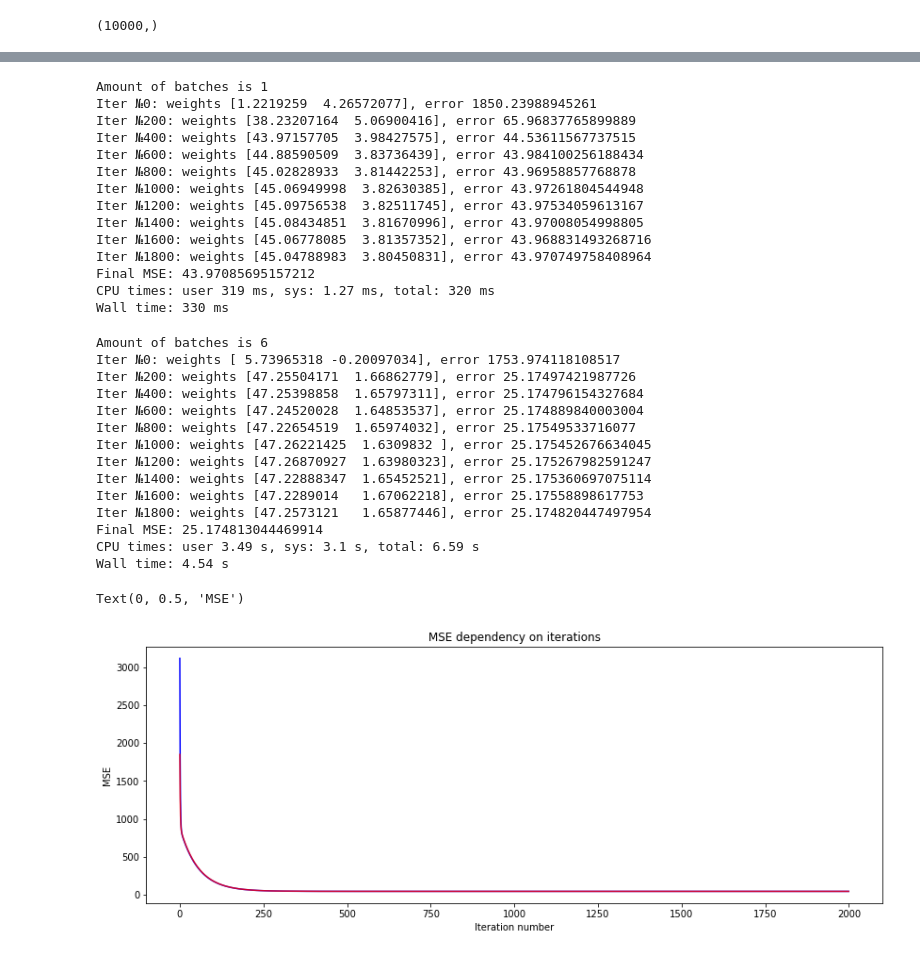
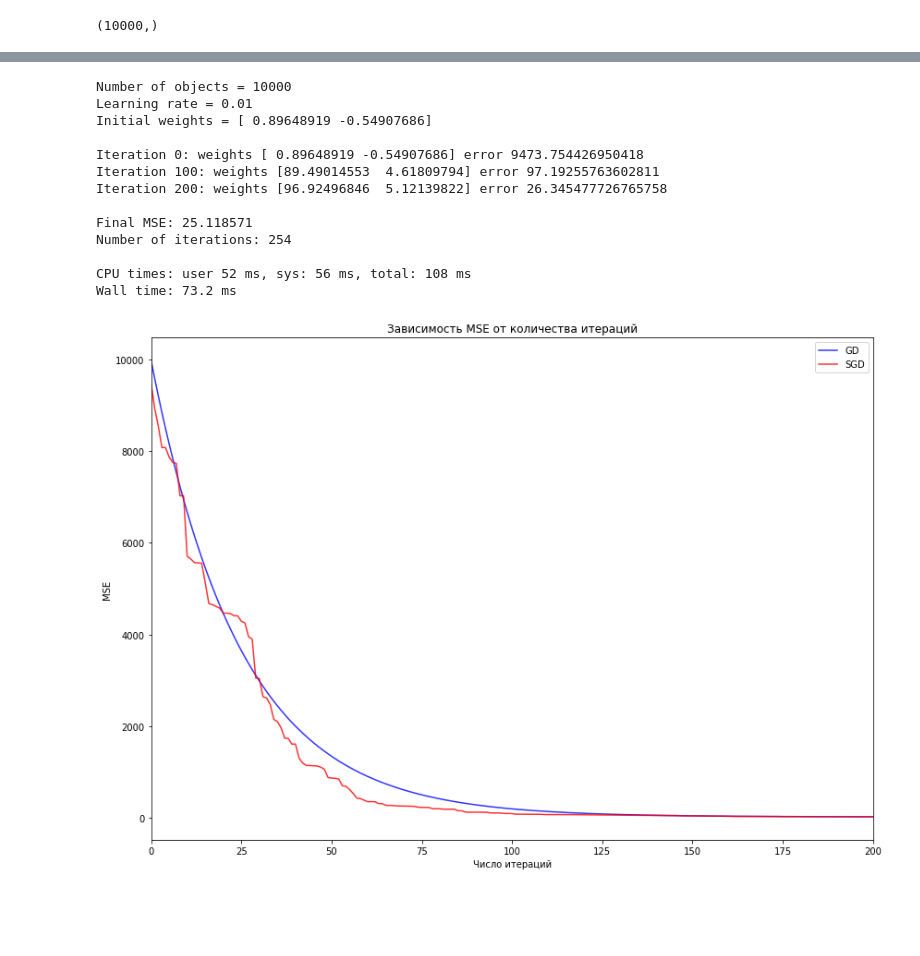
Before and after one commit to aspushkarev/OTUS-gradiend-descent, a Jupyter notebook: OTUS_Math_Course_Project.ipynb, the cells around one changed output, grey strips where cells are left out. Cells and saved outputs as stored; diff of their text form; code cells hidden in the pictures; blank space fills up the shorter version.

```diff
--- a/OTUS_Math_Course_Project.ipynb
+++ b/OTUS_Math_Course_Project.ipynb
@@ -227,4 +258,4 @@ Wall time: 231 ms
 # %%
 %%time
-W, err_gd = gradient_descent(X, y, iterations=2000, eta=1e-2)
+W_list_gd, err_gd, iter_gd, W_init_gd = gradient_descent(X_st, Y, eta=1e-2)
 # %% [output]
@@ -244,47 +290,34 @@ Wall time: 97.7 ms
 # %%
 %%time
-_, err_sgd = stohastic_gradient_descent(X, y, iterations=2000, batch_size=1800, eta=1e-2)
+W_list_sgd, err_sgd, iter_sgd, W_init_sgd  = stohastic_gradient_descent(X_st, Y, size=1, eta=1e-2)
 # %% [output]
-Amount of batches is 1
-Iter №0: weights [1.2219259  4.26572077], error 1850.23988945261
-Iter №200: weights [38.23207164  5.06900416], error 65.96837765899889
-Iter №400: weights [43.97157705  3.98427575], error 44.53611567737515
-Iter №600: weights [44.88590509  3.83736439], error 43.984100256188434
-Iter №800: weights [45.02828933  3.81442253], error 43.96958857768878
-Iter №1000: weights [45.06949998  3.82630385], error 43.97261804544948
-Iter №1200: weights [45.09756538  3.82511745], error 43.97534059613167
-Iter №1400: weights [45.08434851  3.81670996], error 43.97008054998805
-Iter №1600: weights [45.06778085  3.81357352], error 43.968831493268716
-Iter №1800: weights [45.04788983  3.80450831], error 43.970749758408964
-Final MSE: 43.97085695157212
-CPU times: user 319 ms, sys: 1.27 ms, total: 320 ms
-Wall time: 330 ms
+Number of objects = 10000
+Learning rate = 0.01
+Initial weights = [ 0.89648919 -0.54907686]
+
+Iteration 0: weights [ 0.89648919 -0.54907686] error 9473.754426950418
+Iteration 100: weights [89.49014553  4.61809794] error 97.19255763602811
+Iteration 200: weights [96.92496846  5.12139822] error 26.345477726765758
+
+Final MSE: 25.118571
+Number of iterations: 254
+
+CPU times: user 52 ms, sys: 56 ms, total: 108 ms
+Wall time: 73.2 ms
-# %%
-%%time
-_, err_sgd = stohastic_gradient_descent(X_st, Y, iterations=2000, batch_size=1800, eta=1e-2)
-# %% [output]
-Amount of batches is 6
-Iter №0: weights [ 5.73965318 -0.20097034], error 1753.974118108517
-Iter №200: weights [47.25504171  1.66862779], error 25.17497421987726
-Iter №400: weights [47.25398858  1.65797311], error 25.174796154327684
-Iter №600: weights [47.24520028  1.64853537], error 25.174889840003004
-Iter №800: weights [47.22654519  1.65974032], error 25.17549533716077
-Iter №1000: weights [47.26221425  1.6309832 ], error 25.175452676634045
-Iter №1200: weights [47.26870927  1.63980323], error 25.175267982591247
-Iter №1400: weights [47.22888347  1.65452521], error 25.175360697075114
-Iter №1600: weights [47.2289014   1.67062218], error 25.17558898617753
-Iter №1800: weights [47.2573121   1.65877446], error 25.174820447497954
-Final MSE: 25.174813044469914
-CPU times: user 3.49 s, sys: 3.1 s, total: 6.59 s
-Wall time: 4.54 s
 # %%
-# Визуализируем изменение функционала ошибки для каждого метода
-plt.figure(figsize=(14, 5))
-plt.plot(range(len(err_gd)), err_gd, color='b') #, alpha=0.8)
-plt.plot(range(len(err_sgd)), err_sgd, color='r', alpha=0.8)
-plt.title('MSE dependency on iterations')
-plt.xlabel('Iteration number')
-plt.ylabel('MSE')
+def visualization_mse(iter_gd, iter_sgd, err_gd, err_sgd):
+  """
+  Функция визуализации изменения ошибки после каждой итерации для GD и SGD
+  """
+  plt.figure(figsize=(14, 10))
+  plt.plot(range(iter_gd), err_gd, color='b', label='GD', alpha=0.8)
+  plt.plot(range(iter_sgd), err_sgd, color='r',label='SGD', alpha=0.8)
+  plt.title('Зависимость MSE от количества итераций')
+  plt.xlabel('Число итераций')
+  plt.ylabel('MSE')
+  plt.xlim(0, 200)
+  plt.legend()
-# %% [output]
-Text(0, 0.5, 'MSE')
-[figure, removed]
+# %%
+visualization_mse(iter_gd, iter_sgd, err_gd, err_sgd)
+# %% [output]
+[figure, added]
```
Also changed, not shown: parts of 34 cells of this notebook.
